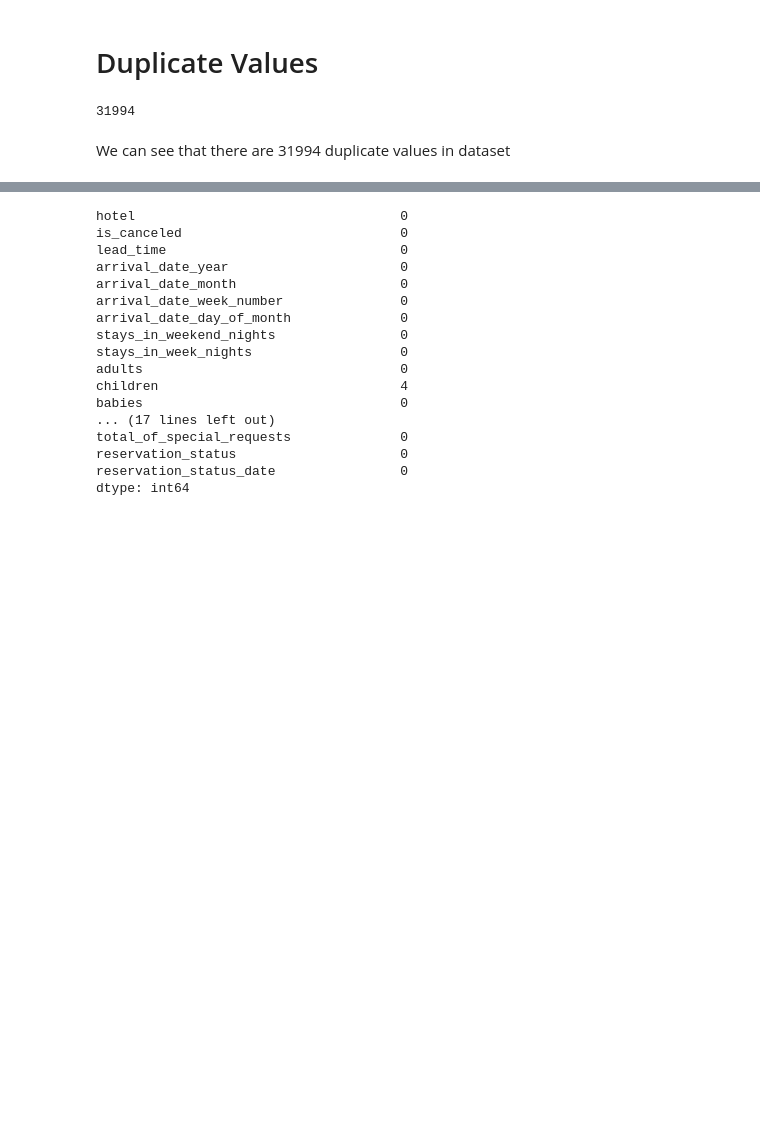
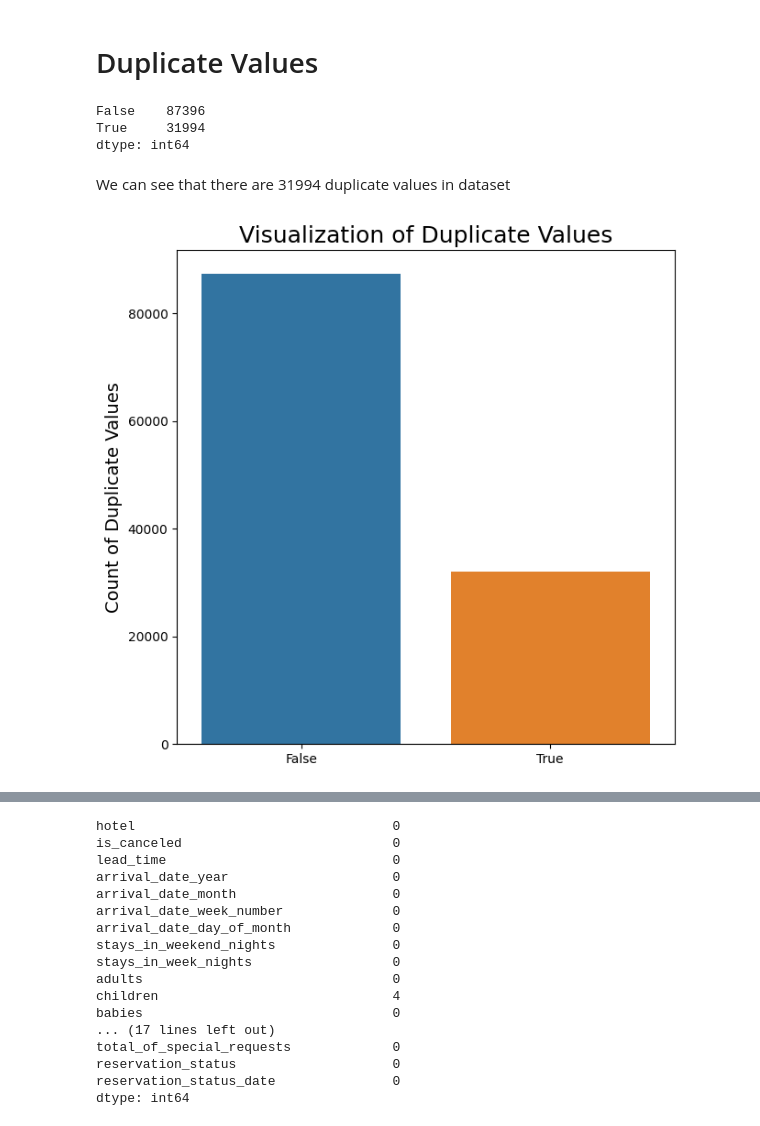
Before and after one commit to Shreya-1003/CapStone-Projects-Module_2, a Jupyter notebook: EDA_Hotel_Booking_Analysis.ipynb, the cells around one changed output, grey strips where cells are left out. Saved outputs shown, nothing was run; the diff lists cells and outputs as text; code cells hidden in the pictures; blank space fills up the shorter version.

```diff
--- a/EDA_Hotel_Booking_Analysis.ipynb
+++ b/EDA_Hotel_Booking_Analysis.ipynb
@@ -127,9 +130,21 @@ We  can see that there are 32 columns in the dataset and some columns like 'chil
 # %% [markdown]
 # Duplicate Values
 # %%
-#Dataset Duplicate Value Count
-len(hotel_df[hotel_df.duplicated()])
+# Dataset Duplicate Value Count
+duplicate_values = hotel_df.duplicated().value_counts()
+duplicate_values
 # %% [output]
-31994
+False    87396
+True     31994
+dtype: int64
 # %% [markdown]
 We can see that there are 31994 duplicate values in dataset
+# %%
+# Visualizing the duplicate values
+plt.figure(figsize=(7,7))
+sns.countplot(x=hotel_df.duplicated())
+plt.title('Visualization of Duplicate Values', fontsize = 18)
+plt.ylabel('Count of Duplicate Values', fontsize = 14)
+plt.show()
+# %% [output]
+[figure, added]
```
Also changed, not shown: parts of 29 cells of this notebook.
